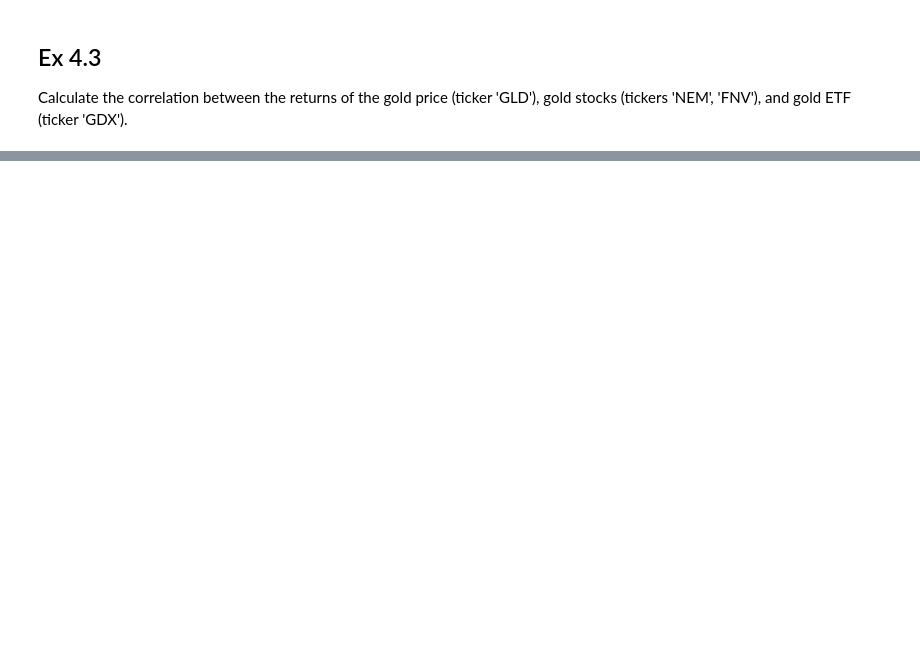
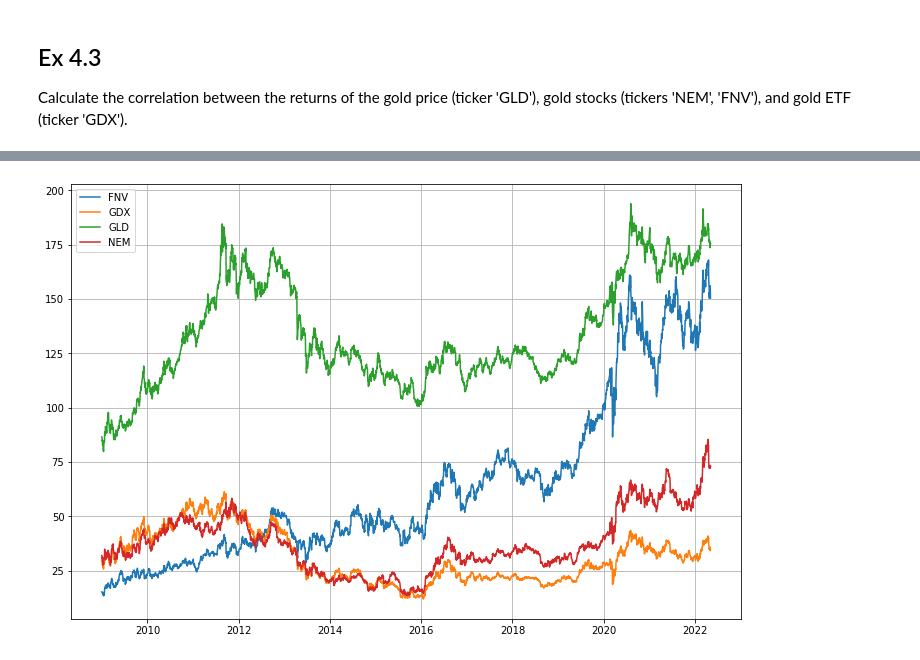
Before and after one commit to halilcodes/quant-trading-essentials, a Jupyter notebook: Chapter4_exercises.ipynb, the cells around one changed output, grey strips where cells are left out. Saved outputs shown, nothing was run; the diff lists cells and outputs as text; code cells hidden in the pictures; blank space fills up the shorter version.

Commit message:
start backtesting

```diff
--- a/Chapter4_exercises.ipynb
+++ b/Chapter4_exercises.ipynb
@@ -55,0 +69,4 @@ Calculate the correlation between the returns of the gold price (ticker 'GLD'),
+# %%
+# Your answer
+df = yf.download("GLD NEM FNV GDX", start="2009-01-01")
+df.head()
@@ -55,0 +100,9 @@ Calculate the correlation between the returns of the gold price (ticker 'GLD'),
+# %%
+plt.figure(figsize=(12,8))
+plt.plot(df["Adj Close"])
+plt.legend(["FNV", "GDX", "GLD", "NEM"])
+
+plt.grid()
+plt.show()
+# %% [output]
+[figure, added]
```
Also changed, not shown: parts of 11 cells of this notebook, 1 other file.
